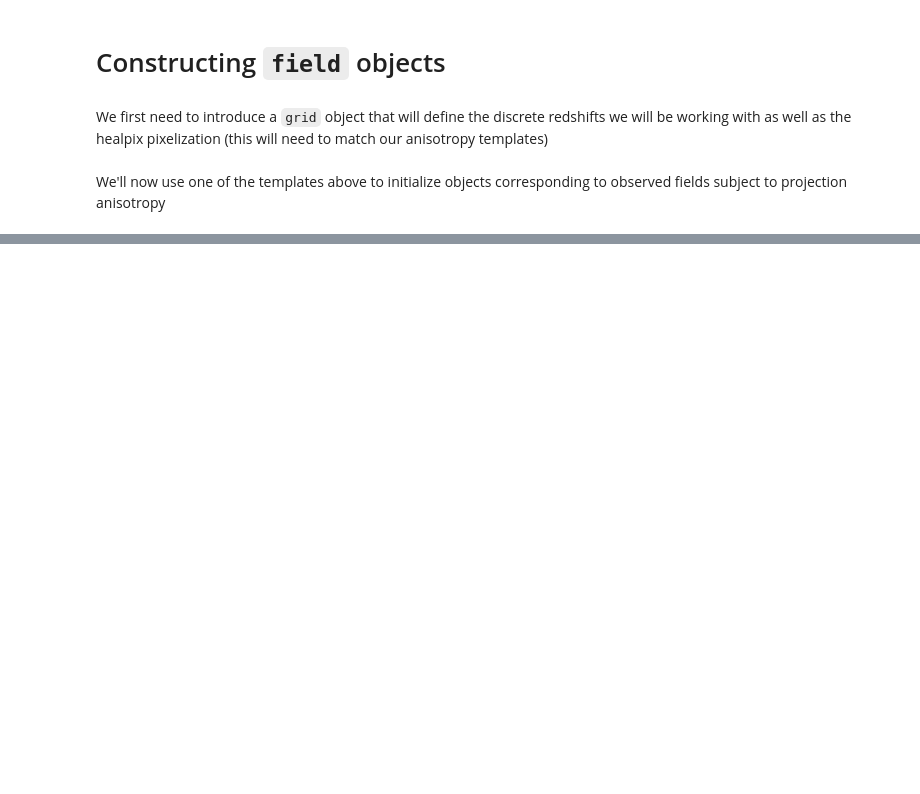
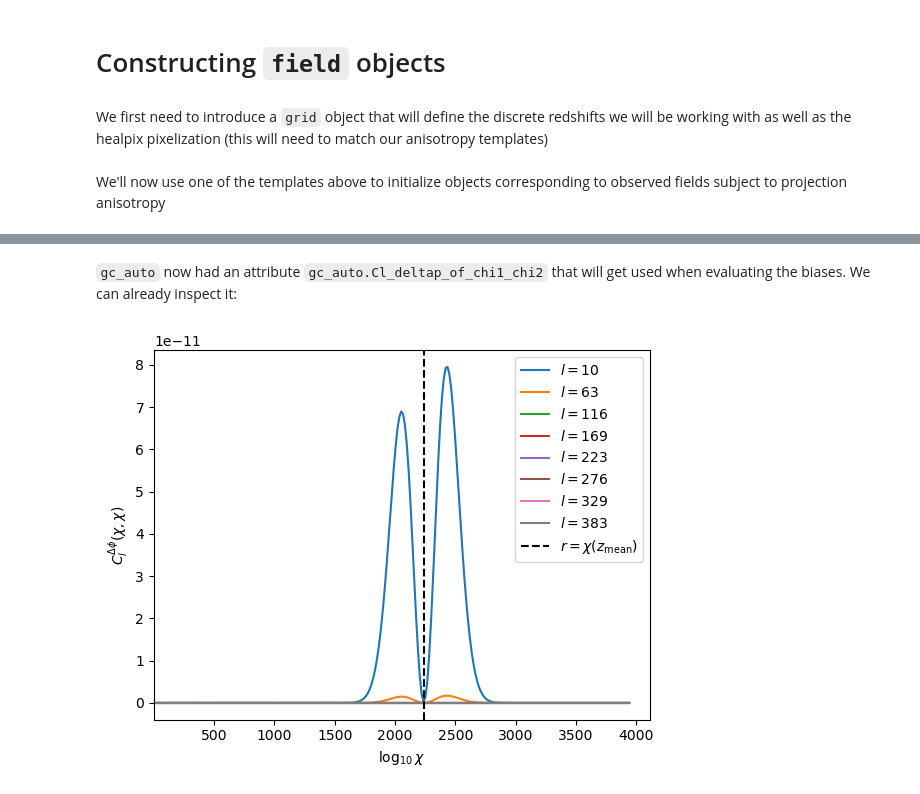
Before and after one commit to abaleato/CARDiAC, a Jupyter notebook: new_code/Tutorial.ipynb, the cells around one changed output, grey strips where cells are left out. Drawn from its saved outputs; the diff is of its cells as text; code cells hidden in the pictures; blank space fills up the shorter version.

```diff
--- a/new_code/Tutorial.ipynb
+++ b/new_code/Tutorial.ipynb
@@ -87,0 +110,6 @@ gal_overdensity.template_zmean_shifts.__dict__
+# %% [markdown]
+`gc_auto` now had an attribute `gc_auto.Cl_deltap_of_chi1_chi2` that will get used when evaluating the biases. We can already inspect it:
+# %%
+gc_auto.plot_Cl_DeltaP_of_chi()
+# %% [output]
+[figure, added]
```
Also changed, not shown: parts of 18 cells of this notebook, 1 other file.
